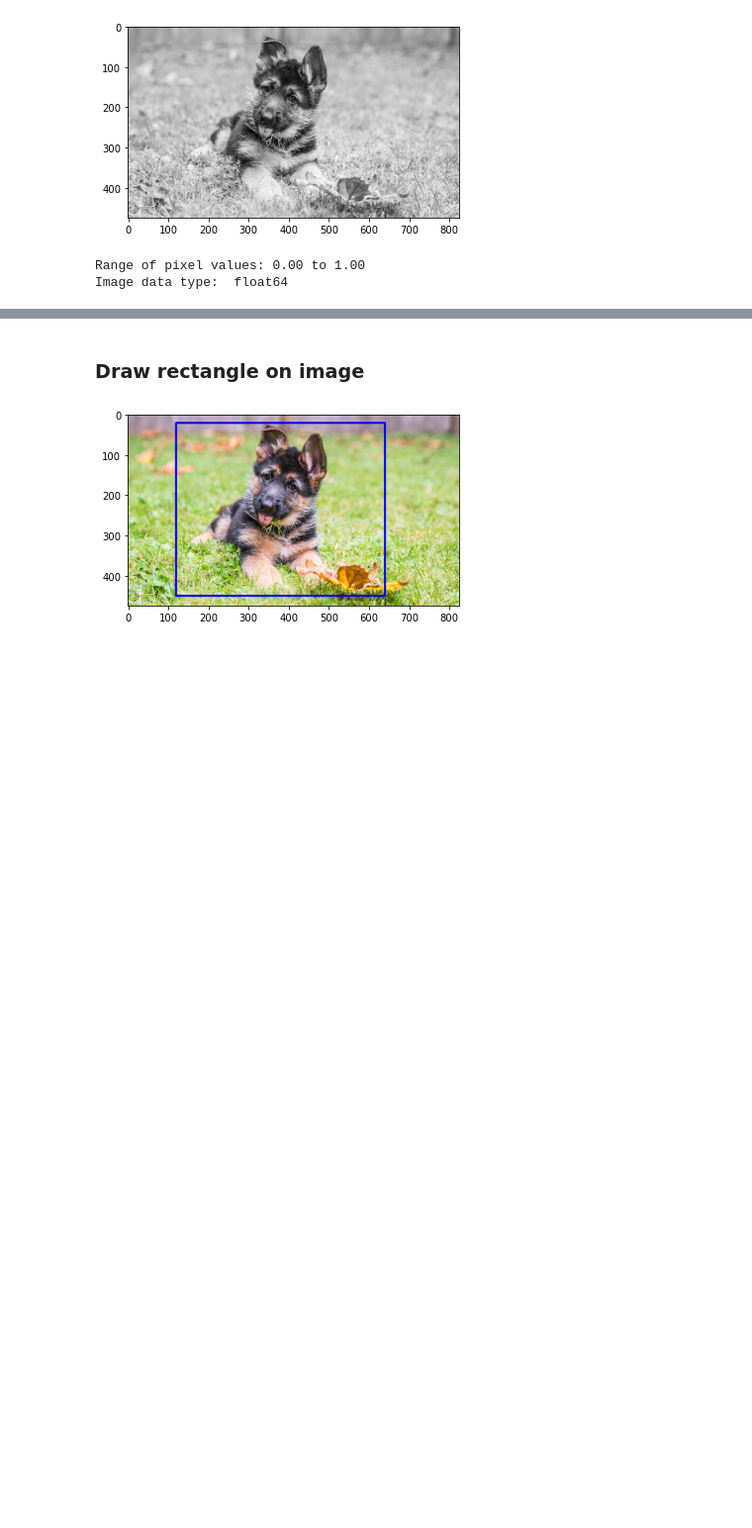
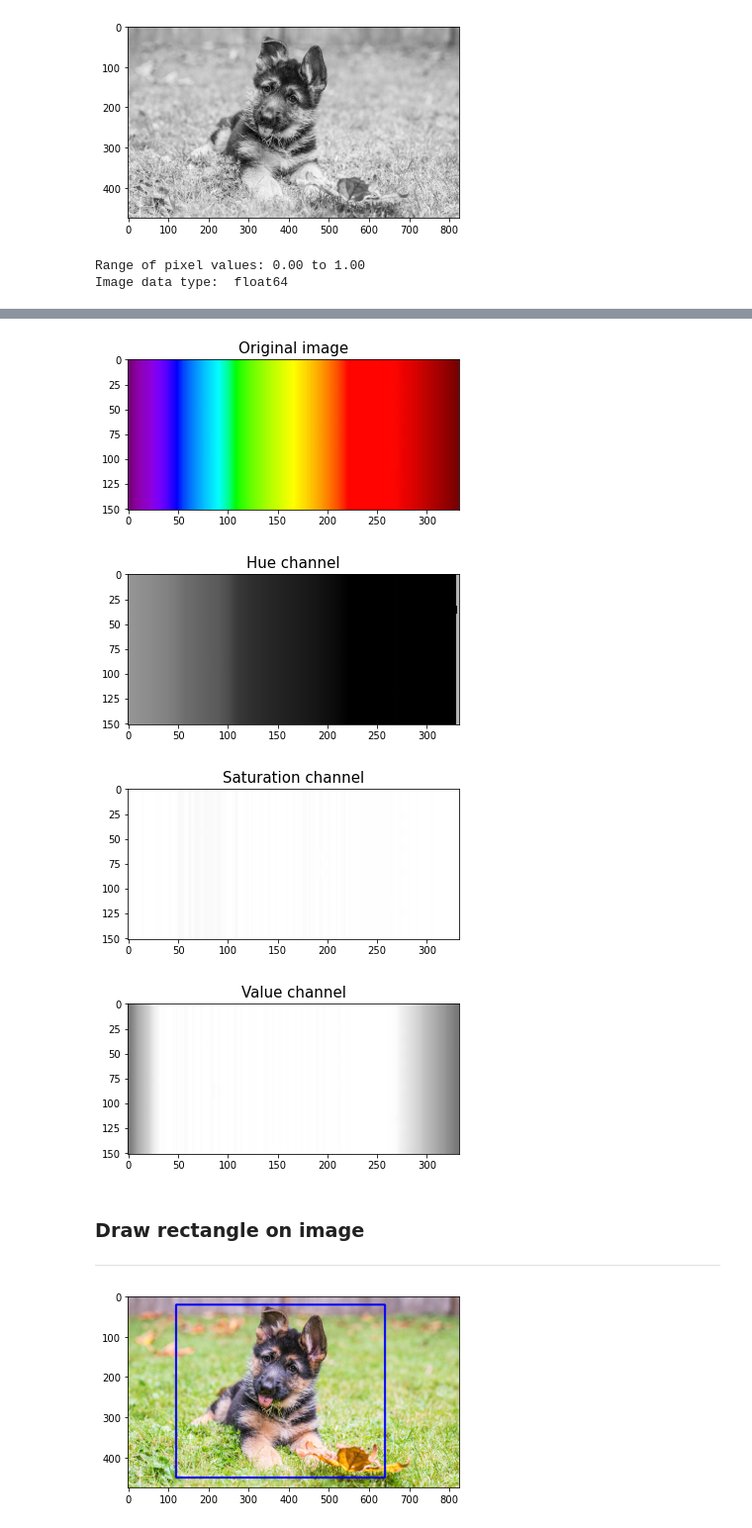
Before and after one commit to KC1988Learning/hsa_ocr, a Jupyter notebook: util/cvutil_documentation.ipynb, the cells around one changed output, grey strips where cells are left out. Shown at 99% size. Cells and saved outputs as stored; diff of their text form; code cells hidden in the pictures; blank space fills up the shorter version.

```diff
--- a/util/cvutil_documentation.ipynb
+++ b/util/cvutil_documentation.ipynb
@@ -12,6 +12,10 @@ img_dir = os.path.join(current_dir, 'img') # sample image directory
 
 puppy_path = os.path.join(img_dir, 'puppy.jpg') # path to puppy image
 graypuppy_path = os.path.join(img_dir, 'graypuppy.jpg' )
+
+pin_path = os.path.join(img_dir, 'pin.png')
+
+spectrum_path = os.path.join(img_dir, 'spectrum.jpg')
 # %% [markdown]
 ## Libraries
 ___
@@ -200,5 +242,19 @@ Image data type:  float64
+# %%
+# test on spectrum image
+spectrum = read_img(spectrum_path)
+spectrum_hsv = convert_to_hsv(spectrum)
+view_img(spectrum, title="Original image")
+view_img(spectrum_hsv[:,:,0], title="Hue channel")
+view_img(spectrum_hsv[:,:,1], title="Saturation channel")
+view_img(spectrum_hsv[:,:,2], title="Value channel")
+# %% [output]
+[figure, added]
+[figure, added]
+[figure, added]
+[figure, added]
 # %% [markdown]
 ### Draw rectangle on image
+___
 # %%
 def draw_rectangle(img, pt1, pt2, color=None, thickness=None):
     if color is None:
```
Also changed, not shown: parts of 31 cells of this notebook, 13 other files.
